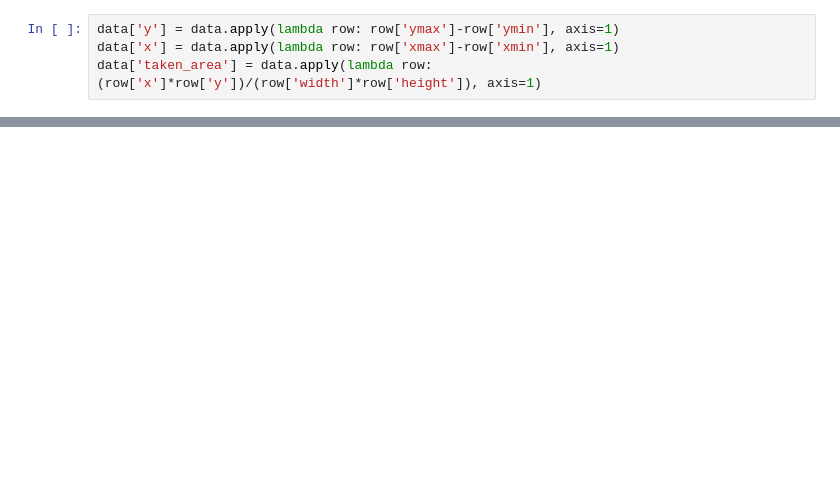
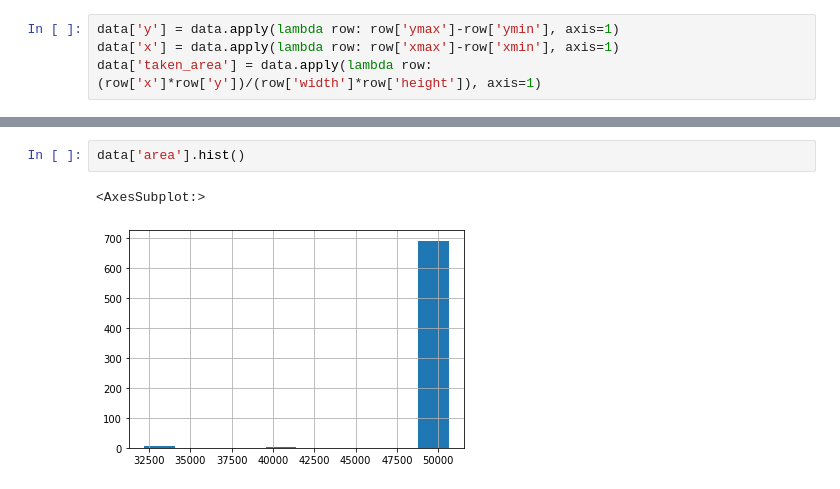
Before and after one commit to Lehsuby/fire-roadar, a Jupyter notebook: notebooks/EDA.ipynb, the cells around one changed output, grey strips where cells are left out. Cells and saved outputs as stored; diff of their text form; blank space fills up the shorter version.

```diff
--- a/notebooks/EDA.ipynb
+++ b/notebooks/EDA.ipynb
@@ -128,0 +117,5 @@ data['taken_area'].hist()
+# %%
+data['area'].hist()
+# %% [output]
+<AxesSubplot:>
+[figure, added]
```
Also changed, not shown: parts of 9 cells of this notebook.
